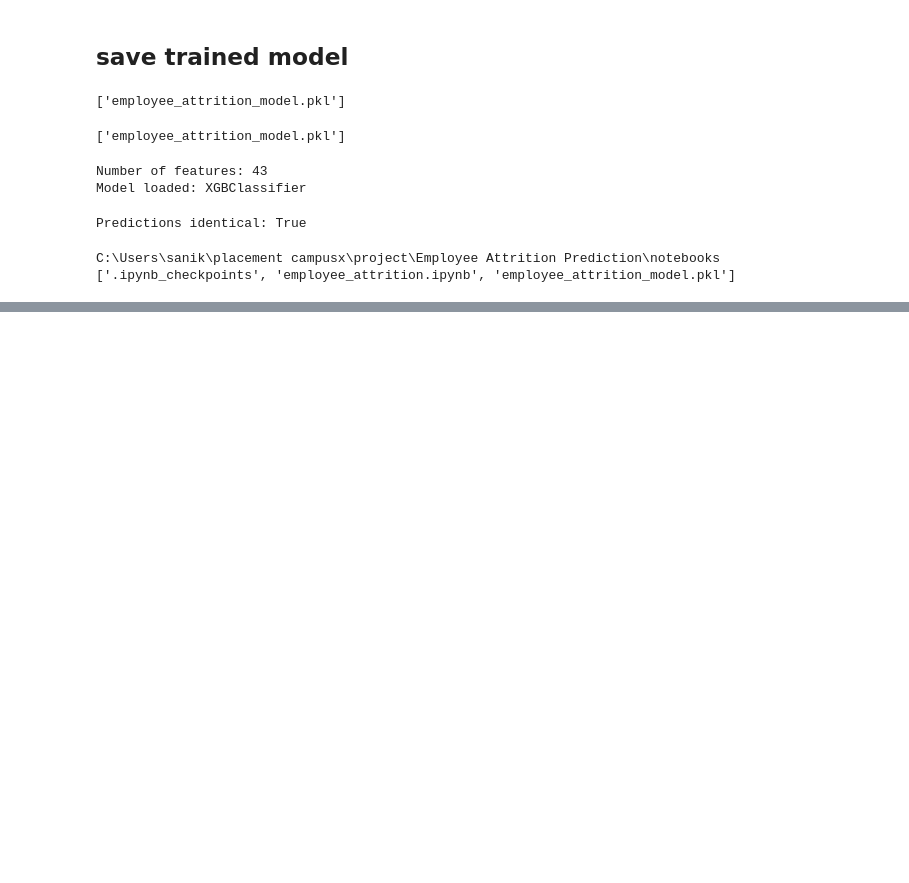
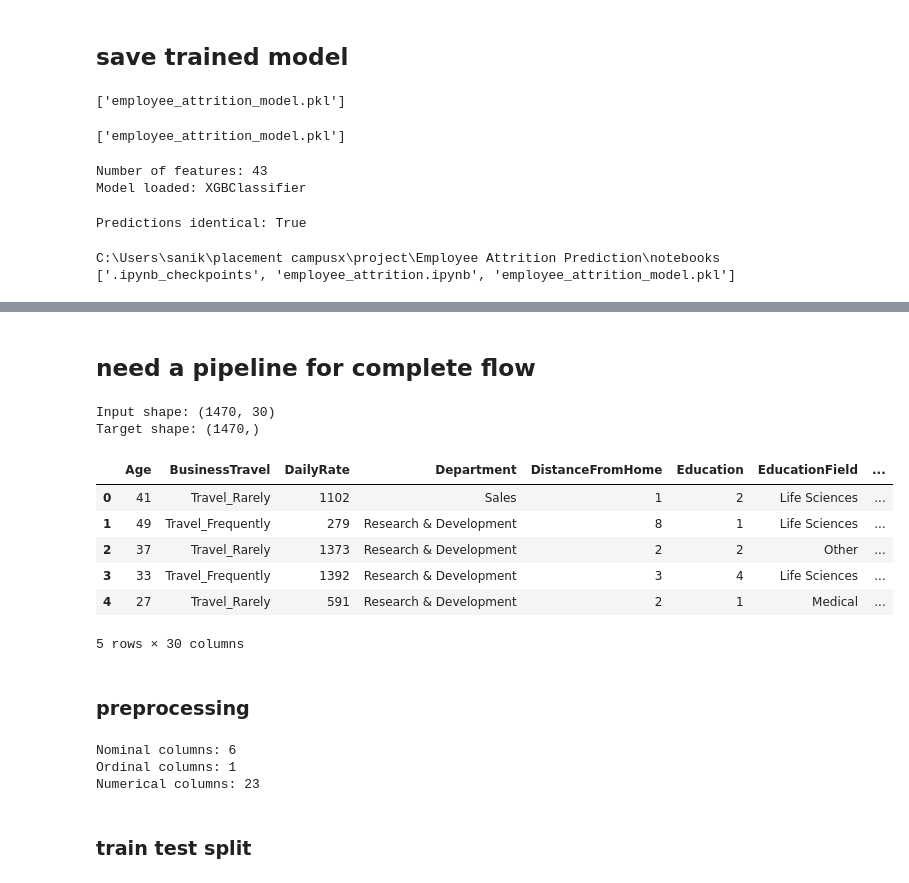
Before and after one commit to sanikak72003/employee-attrition-prediction, a Jupyter notebook: notebooks/employee_attrition.ipynb, the cells around one changed output, grey strips where cells are left out. Drawn from its saved outputs; the diff is of its cells as text; code cells hidden in the pictures; blank space fills up the shorter version.

Commit message:
Complete employee attrition prediction project

```diff
--- a/notebooks/employee_attrition.ipynb
+++ b/notebooks/employee_attrition.ipynb
@@ -5143,0 +5196,70 @@ C:\Users\sanik\placement campusx\project\Employee Attrition Prediction\notebooks
+# %% [markdown]
+## need a pipeline for complete flow
+# %%
+# Load original dataset again
+raw_data = pd.read_csv("../dataset/Employee-Attrition.csv")
+
+# Remove constant columns
+raw_data.drop(
+    columns=['EmployeeCount', 'Over18', 'StandardHours'],
+    inplace=True,
+    errors='ignore'
+)
+
+# Separate input and output
+X_raw = raw_data.drop(
+    columns=['Attrition', 'EmployeeNumber']
+)
+
+y_raw = raw_data['Attrition'].map({
+    'No': 0,
+    'Yes': 1
+})
+
+print("Input shape:", X_raw.shape)
+print("Target shape:", y_raw.shape)
+
+X_raw.head()
+# %% [output]
+Input shape: (1470, 30)
+Target shape: (1470,)
+|  | Age | BusinessTravel | DailyRate | Department | DistanceFromHome | Education | EducationField | ... |
+| 0 | 41 | Travel_Rarely | 1102 | Sales | 1 | 2 | Life Sciences | ... |
+| 1 | 49 | Travel_Frequently | 279 | Research & Development | 8 | 1 | Life Sciences | ... |
+| 2 | 37 | Travel_Rarely | 1373 | Research & Development | 2 | 2 | Other | ... |
+| 3 | 33 | Travel_Frequently | 1392 | Research & Development | 3 | 4 | Life Sciences | ... |
+| 4 | 27 | Travel_Rarely | 591 | Research & Development | 2 | 1 | Medical | ... |
+5 rows × 30 columns
+# %% [markdown]
+### preprocessing
+# %%
+# seperate nominal cols --> need to apply ohe
+# seperate ordinal cols --> applyordinal encoding
+# seperate numerical cols --> passthrough
+
+# Nominal categorical columns
+nominal_cols = [
+    'Department',
+    'EducationField',
+    'Gender',
+    'JobRole',
+    'MaritalStatus',
+    'OverTime'
+]
+
+# Ordinal categorical column
+ordinal_cols = ['BusinessTravel']
+
+# Numerical columns
+numeric_cols = [
+    col for col in X_raw.columns
+    if col not in nominal_cols + ordinal_cols
+]
+
+print("Nominal columns:", len(nominal_cols))
+print("Ordinal columns:", len(ordinal_cols))
+print("Numerical columns:", len(numeric_cols))
+# %% [output]
+Nominal columns: 6
+Ordinal columns: 1
+Numerical columns: 23
@@ -5143,0 +5279,2 @@ C:\Users\sanik\placement campusx\project\Employee Attrition Prediction\notebooks
+# %% [markdown]
+### train test split
```
Also changed, not shown: parts of 24 cells of this notebook, 5 other files.
